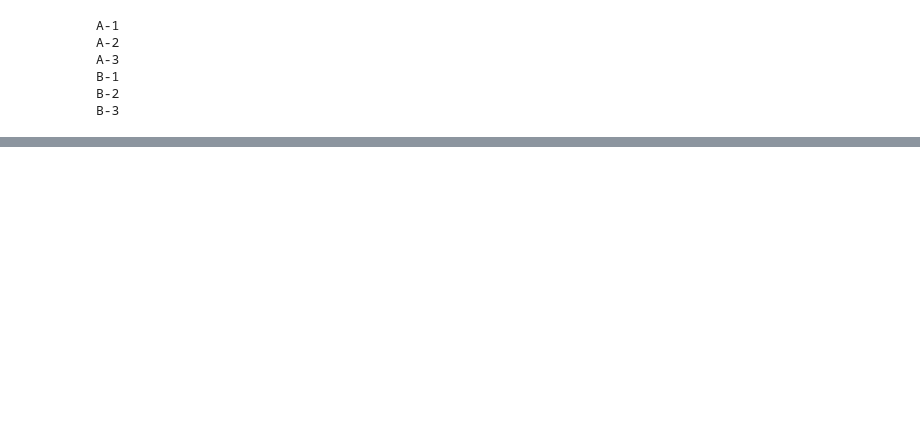
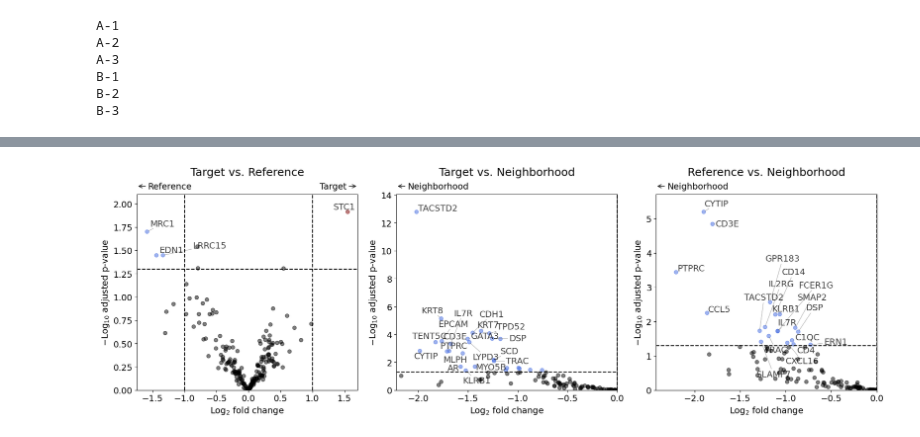
Before and after one commit to SpatialPathology/InSituPy, a Jupyter notebook: docs/source/tutorials/03_multisample_analysis/InSituPy_Pseudobulk.ipynb, the cells around one changed output, grey strips where cells are left out. Cells and saved outputs as stored; diff of their text form; code cells hidden in the pictures; blank space fills up the shorter version.

```diff
--- a/docs/source/tutorials/03_multisample_analysis/InSituPy_Pseudobulk.ipynb
+++ b/docs/source/tutorials/03_multisample_analysis/InSituPy_Pseudobulk.ipynb
@@ -113,0 +299,4 @@ To continue with the analysis one requires more conditions than available in thi
+# %%
+# Save results
+output_dir = "out/pseudobulk_dge/"
+dge_results.save(output_dir, overwrite=True)
@@ -113,0 +305,3 @@ To continue with the analysis one requires more conditions than available in thi
+# %%
+# Load previously saved results
+dr = DiffExprResults.read(output_dir)
@@ -113,0 +316,4 @@ To continue with the analysis one requires more conditions than available in thi
+# %%
+volcano(dr, pval_col="pvalue")
+# %% [output]
+[figure, added]
```
Also changed, not shown: parts of 48 cells of this notebook, 6 other files.
